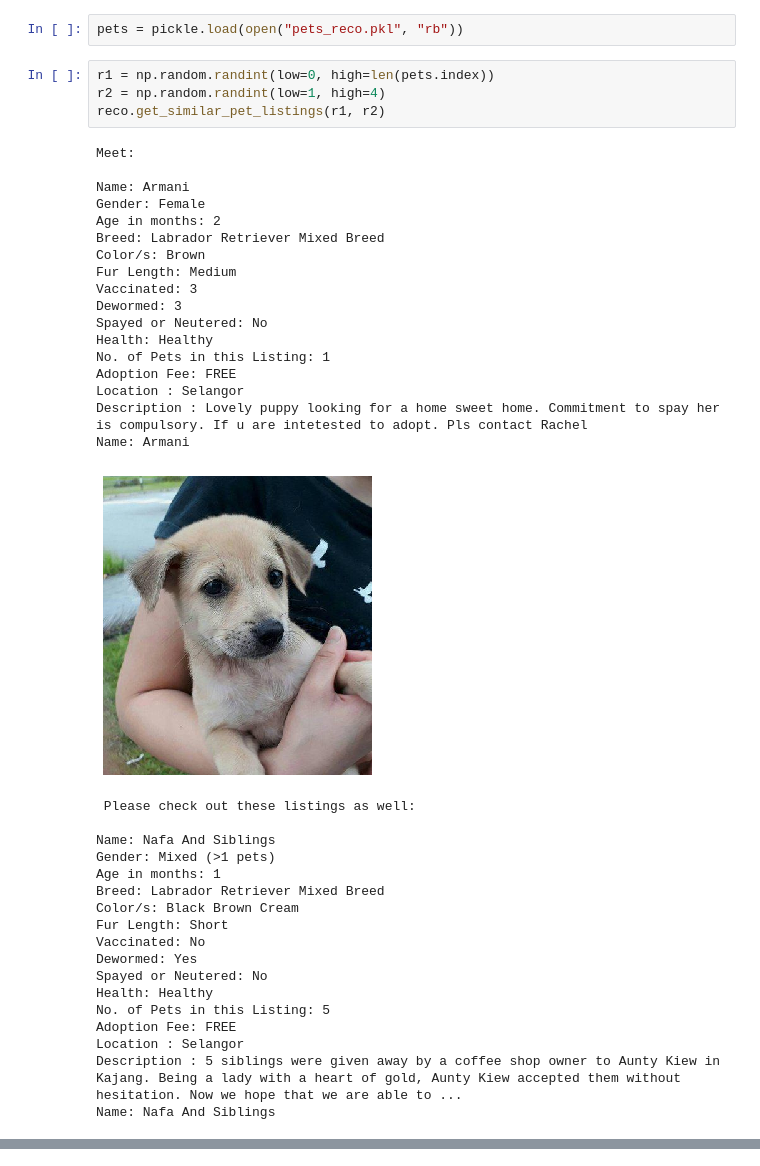
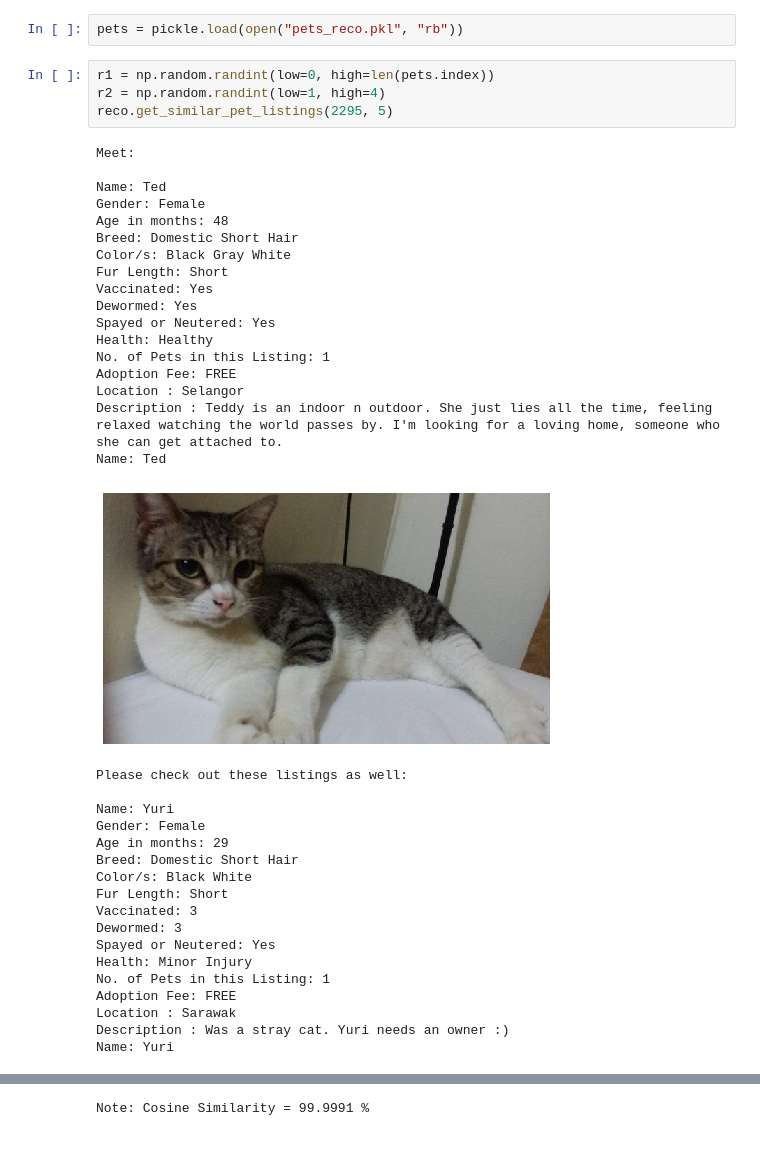
Before and after one commit to valmadrid/Adopt-Dont-Shop, a Jupyter notebook: reco_final.ipynb, the cells around one changed output, grey strips where cells are left out. Saved outputs shown, nothing was run; the diff lists cells and outputs as text.

```diff
--- a/reco_final.ipynb
+++ b/reco_final.ipynb
@@ -214,40 +212,40 @@ pets = pickle.load(open("pets_reco.pkl", "rb"))
 # %%
 r1 = np.random.randint(low=0, high=len(pets.index))
 r2 = np.random.randint(low=1, high=4)
-reco.get_similar_pet_listings(r1, r2)
+reco.get_similar_pet_listings(2295, 5)
 # %% [output]
 Meet:
 
-Name: Armani
+Name: Ted
 Gender: Female
-Age in months: 2
-Breed: Labrador Retriever Mixed Breed
-Color/s: Brown
-Fur Length: Medium
-Vaccinated: 3
-Dewormed: 3
-Spayed or Neutered: No
+Age in months: 48
+Breed: Domestic Short Hair
+Color/s: Black Gray White
+Fur Length: Short
+Vaccinated: Yes
+Dewormed: Yes
+Spayed or Neutered: Yes
 Health: Healthy
 No. of Pets in this Listing: 1
 Adoption Fee: FREE
 Location : Selangor
-Description : Lovely puppy looking for a home sweet home. Commitment to spay her is compulsory. If u are intetested to adopt. Pls contact Rachel
-Name: Armani
+Description : Teddy is an indoor n outdoor. She just lies all the time, feeling relaxed watching the world passes by. I'm looking for a loving home, someone who she can get attached to.
+Name: Ted
-[figure, old version]
+[figure, new version]
- Please check out these listings as well:
+Please check out these listings as well:
 
-Name: Nafa And Siblings
-Gender: Mixed (>1 pets)
-Age in months: 1
-Breed: Labrador Retriever Mixed Breed
-Color/s: Black Brown Cream
+Name: Yuri
+Gender: Female
+Age in months: 29
+Breed: Domestic Short Hair
+Color/s: Black White
 Fur Length: Short
-Vaccinated: No
-Dewormed: Yes
-Spayed or Neutered: No
-Health: Healthy
-No. of Pets in this Listing: 5
+Vaccinated: 3
+Dewormed: 3
+Spayed or Neutered: Yes
+Health: Minor Injury
+No. of Pets in this Listing: 1
 Adoption Fee: FREE
-Location : Selangor
-Description : 5 siblings were given away by a coffee shop owner to Aunty Kiew in Kajang. Being a lady with a heart of gold, Aunty Kiew accepted them without hesitation. Now we hope that we are able to ...
-Name: Nafa And Siblings
+Location : Sarawak
+Description : Was a stray cat. Yuri needs an owner :)
+Name: Yuri
@@ -293,0 +329 @@ Note: Cosine Similarity = 99.9987 %
+Note: Cosine Similarity = 99.9991 %
```
Also changed, not shown: parts of 2 cells of this notebook, 2 other files.
